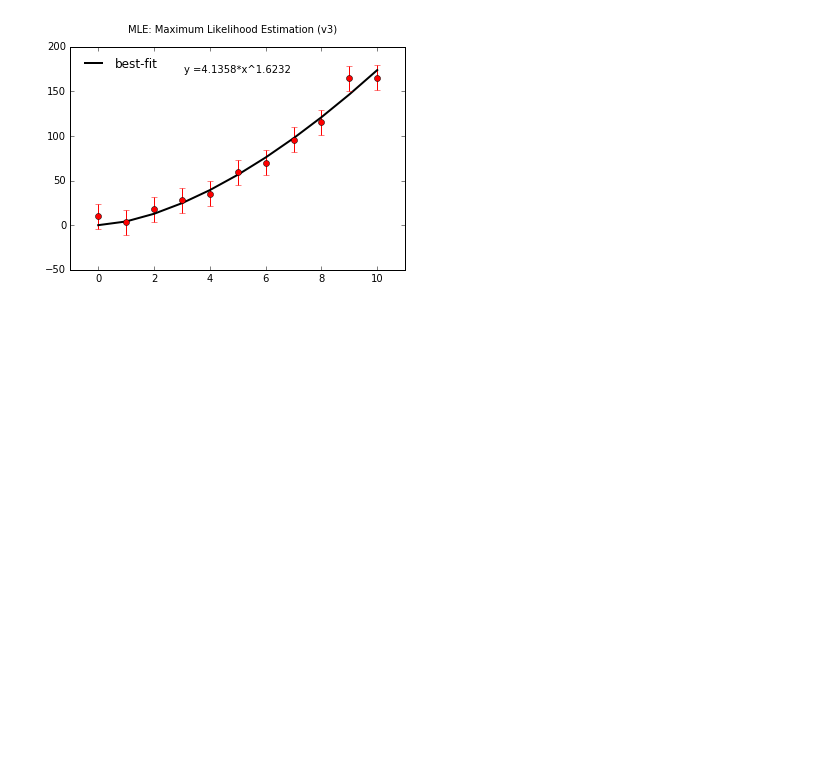
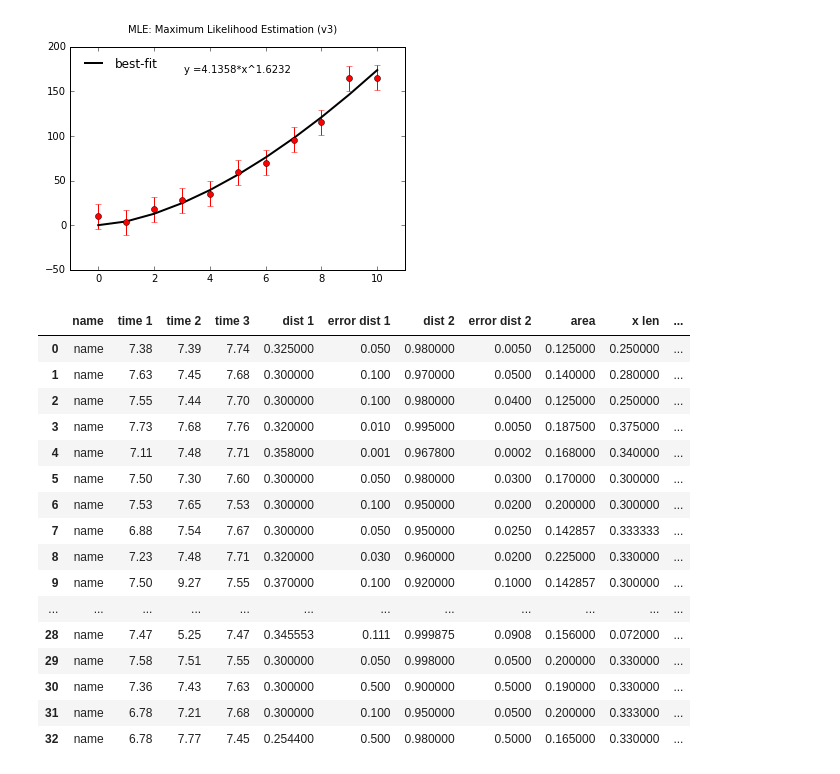
Before and after one commit to jtbuch/PHYS2010-F17-examples, a Jupyter notebook: likelihood_jupyter.ipynb, the cells around one changed output. Saved outputs shown, nothing was run; the diff lists cells and outputs as text; code cells hidden in the pictures; blank space fills up the shorter version.

```diff
--- a/likelihood_jupyter.ipynb
+++ b/likelihood_jupyter.ipynb
@@ -69,0 +79,21 @@ plt.savefig(outfilepath + 'powerlawfit.pdf')   #'linearfit.pdf' #'parabolicfit.p
+# %%
+mydata = pd.read_csv('demo.csv')
+mydata
+# %% [output]
+|  | name | time 1 | time 2 | time 3 | dist 1 | error dist 1 | dist 2 | error dist 2 | area | x len | ... |
+| 0 | name | 7.38 | 7.39 | 7.74 | 0.325000 | 0.050 | 0.980000 | 0.0050 | 0.125000 | 0.250000 | ... |
+| 1 | name | 7.63 | 7.45 | 7.68 | 0.300000 | 0.100 | 0.970000 | 0.0500 | 0.140000 | 0.280000 | ... |
+| 2 | name | 7.55 | 7.44 | 7.70 | 0.300000 | 0.100 | 0.980000 | 0.0400 | 0.125000 | 0.250000 | ... |
+| 3 | name | 7.73 | 7.68 | 7.76 | 0.320000 | 0.010 | 0.995000 | 0.0050 | 0.187500 | 0.375000 | ... |
+| 4 | name | 7.11 | 7.48 | 7.71 | 0.358000 | 0.001 | 0.967800 | 0.0002 | 0.168000 | 0.340000 | ... |
+| 5 | name | 7.50 | 7.30 | 7.60 | 0.300000 | 0.050 | 0.980000 | 0.0300 | 0.170000 | 0.300000 | ... |
+| 6 | name | 7.53 | 7.65 | 7.53 | 0.300000 | 0.100 | 0.950000 | 0.0200 | 0.200000 | 0.300000 | ... |
+| 7 | name | 6.88 | 7.54 | 7.67 | 0.300000 | 0.050 | 0.950000 | 0.0250 | 0.142857 | 0.333333 | ... |
+| 8 | name | 7.23 | 7.48 | 7.71 | 0.320000 | 0.030 | 0.960000 | 0.0200 | 0.225000 | 0.330000 | ... |
+| 9 | name | 7.50 | 9.27 | 7.55 | 0.370000 | 0.100 | 0.920000 | 0.1000 | 0.142857 | 0.300000 | ... |
+| ... | ... | ... | ... | ... | ... | ... | ... | ... | ... | ... | ... |
+| 28 | name | 7.47 | 5.25 | 7.47 | 0.345553 | 0.111 | 0.999875 | 0.0908 | 0.156000 | 0.072000 | ... |
+| 29 | name | 7.58 | 7.51 | 7.55 | 0.300000 | 0.050 | 0.998000 | 0.0500 | 0.200000 | 0.330000 | ... |
+| 30 | name | 7.36 | 7.43 | 7.63 | 0.300000 | 0.500 | 0.900000 | 0.5000 | 0.190000 | 0.330000 | ... |
+| 31 | name | 6.78 | 7.21 | 7.68 | 0.300000 | 0.100 | 0.950000 | 0.0500 | 0.200000 | 0.333000 | ... |
+| 32 | name | 6.78 | 7.77 | 7.45 | 0.254400 | 0.500 | 0.980000 | 0.5000 | 0.165000 | 0.330000 | ... |
```
Also changed, not shown: parts of 4 cells of this notebook.
